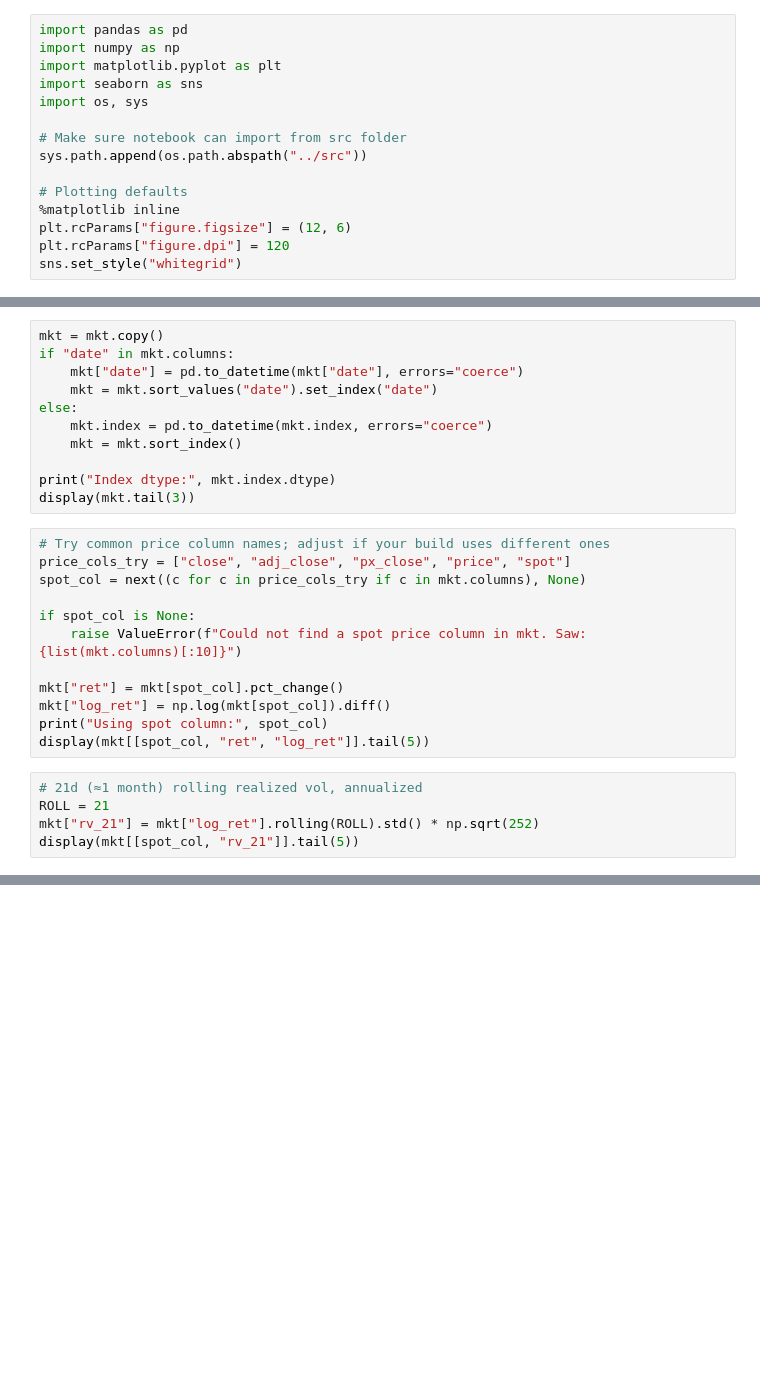
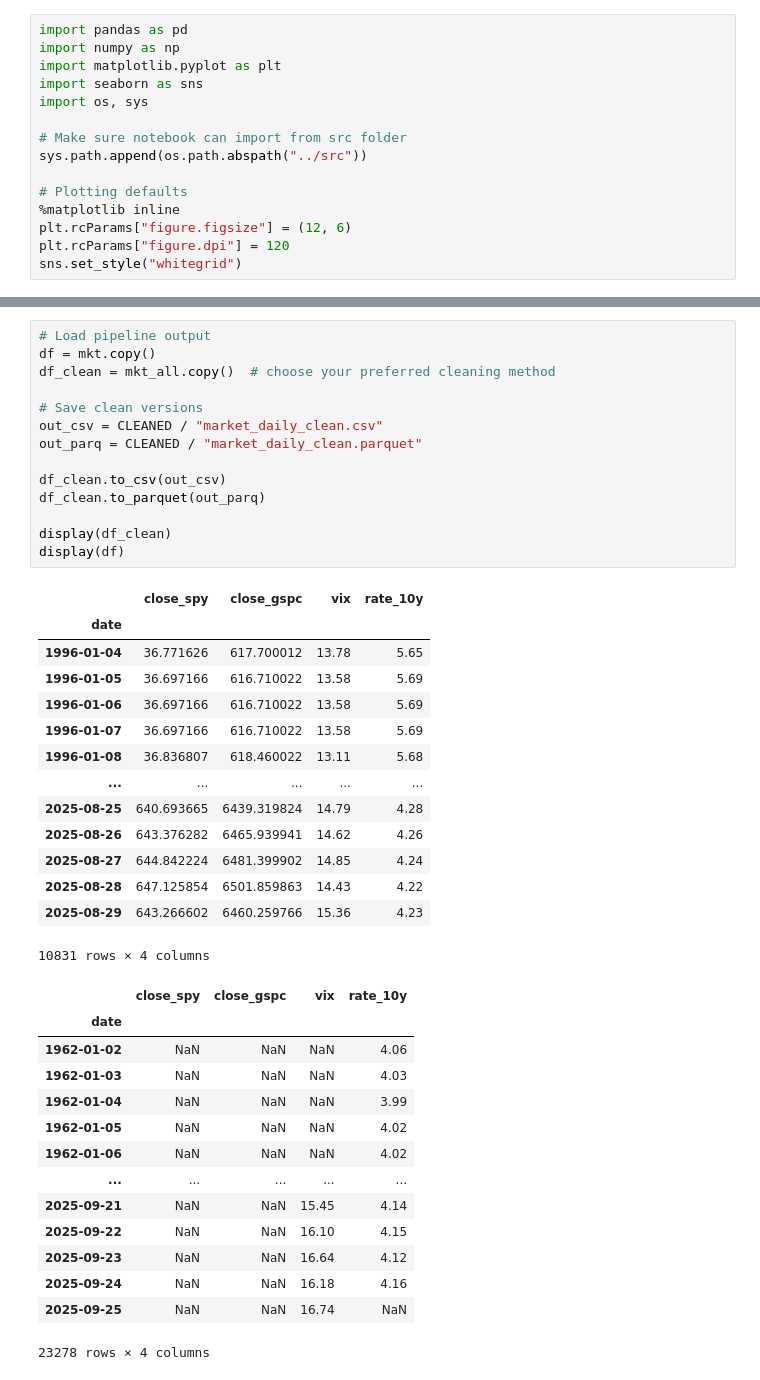
Before and after one commit to tlucius16/deep-hedging-rl, a Jupyter notebook: notebooks/01_data_exploration.ipynb, the cells around one changed output, grey strips where cells are left out. Cells and saved outputs as stored; diff of their text form; blank space fills up the shorter version.

```diff
--- a/notebooks/01_data_exploration.ipynb
+++ b/notebooks/01_data_exploration.ipynb
@@ -120,28 +282,0 @@ display(mkt.isna().sum())
-# %%
-mkt = mkt.copy()
-if "date" in mkt.columns:
-    mkt["date"] = pd.to_datetime(mkt["date"], errors="coerce")
-    mkt = mkt.sort_values("date").set_index("date")
-else:
-    mkt.index = pd.to_datetime(mkt.index, errors="coerce")
-    mkt = mkt.sort_index()
-
-print("Index dtype:", mkt.index.dtype)
-display(mkt.tail(3))
-# %%
-# Try common price column names; adjust if your build uses different ones
-price_cols_try = ["close", "adj_close", "px_close", "price", "spot"]
-spot_col = next((c for c in price_cols_try if c in mkt.columns), None)
-
-if spot_col is None:
-    raise ValueError(f"Could not find a spot price column in mkt. Saw: {list(mkt.columns)[:10]}")
-
-mkt["ret"] = mkt[spot_col].pct_change()
-mkt["log_ret"] = np.log(mkt[spot_col]).diff()
-print("Using spot column:", spot_col)
-display(mkt[[spot_col, "ret", "log_ret"]].tail(5))
-# %%
-# 21d (≈1 month) rolling realized vol, annualized
-ROLL = 21
-mkt["rv_21"] = mkt["log_ret"].rolling(ROLL).std() * np.sqrt(252)
-display(mkt[[spot_col, "rv_21"]].tail(5))
@@ -353,0 +435,43 @@ print("Saved cleaned SPY options to parquet.")
+# %%
+# Load pipeline output
+df = mkt.copy()
+df_clean = mkt_all.copy()  # choose your preferred cleaning method
+
+# Save clean versions
+out_csv = CLEANED / "market_daily_clean.csv"
+out_parq = CLEANED / "market_daily_clean.parquet"
+
+df_clean.to_csv(out_csv)
+df_clean.to_parquet(out_parq)
+
+display(df_clean)
+display(df)
+# %% [output]
+|  | close_spy | close_gspc | vix | rate_10y |
+| date |  |  |  |  |
+| 1996-01-04 | 36.771626 | 617.700012 | 13.78 | 5.65 |
+| 1996-01-05 | 36.697166 | 616.710022 | 13.58 | 5.69 |
+| 1996-01-06 | 36.697166 | 616.710022 | 13.58 | 5.69 |
+| 1996-01-07 | 36.697166 | 616.710022 | 13.58 | 5.69 |
+| 1996-01-08 | 36.836807 | 618.460022 | 13.11 | 5.68 |
+| ... | ... | ... | ... | ... |
+| 2025-08-25 | 640.693665 | 6439.319824 | 14.79 | 4.28 |
+| 2025-08-26 | 643.376282 | 6465.939941 | 14.62 | 4.26 |
+| 2025-08-27 | 644.842224 | 6481.399902 | 14.85 | 4.24 |
+| 2025-08-28 | 647.125854 | 6501.859863 | 14.43 | 4.22 |
+| 2025-08-29 | 643.266602 | 6460.259766 | 15.36 | 4.23 |
+10831 rows × 4 columns
+|  | close_spy | close_gspc | vix | rate_10y |
+| date |  |  |  |  |
+| 1962-01-02 | NaN | NaN | NaN | 4.06 |
+| 1962-01-03 | NaN | NaN | NaN | 4.03 |
+| 1962-01-04 | NaN | NaN | NaN | 3.99 |
+| 1962-01-05 | NaN | NaN | NaN | 4.02 |
+| 1962-01-06 | NaN | NaN | NaN | 4.02 |
+| ... | ... | ... | ... | ... |
+| 2025-09-21 | NaN | NaN | 15.45 | 4.14 |
+| 2025-09-22 | NaN | NaN | 16.10 | 4.15 |
+| 2025-09-23 | NaN | NaN | 16.64 | 4.12 |
+| 2025-09-24 | NaN | NaN | 16.18 | 4.16 |
+| 2025-09-25 | NaN | NaN | 16.74 | NaN |
+23278 rows × 4 columns
```
Also changed, not shown: parts of 32 cells of this notebook, 41 other files.
